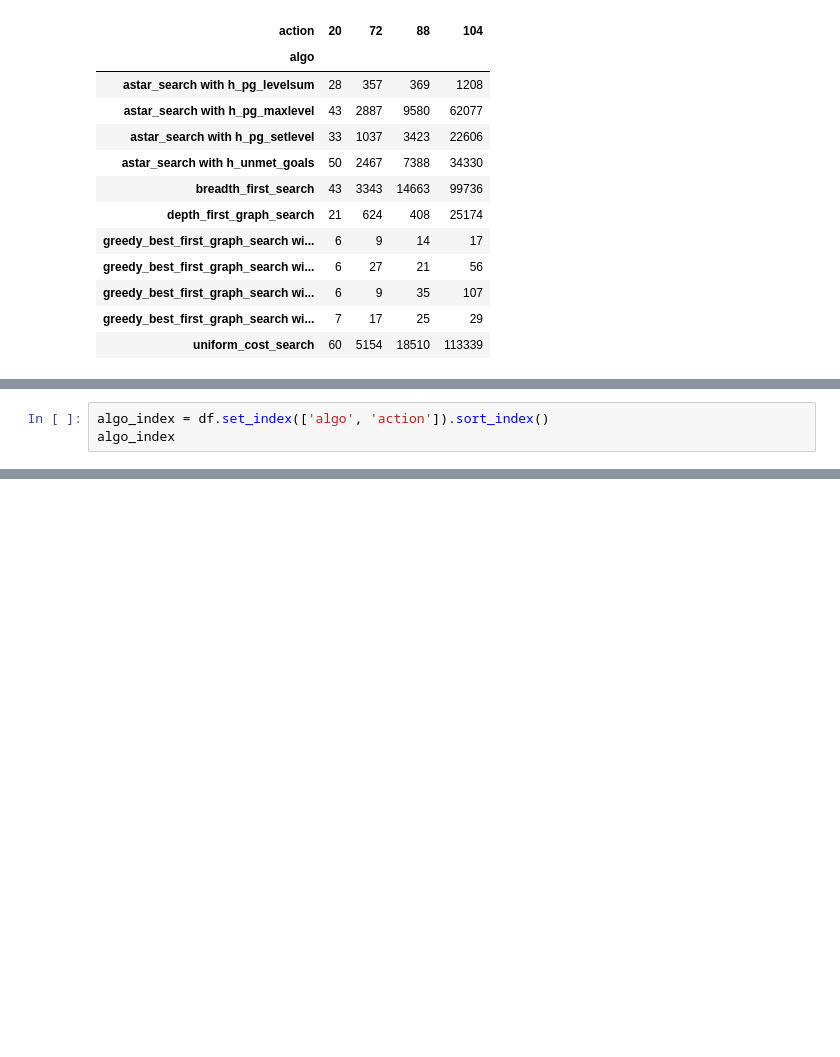
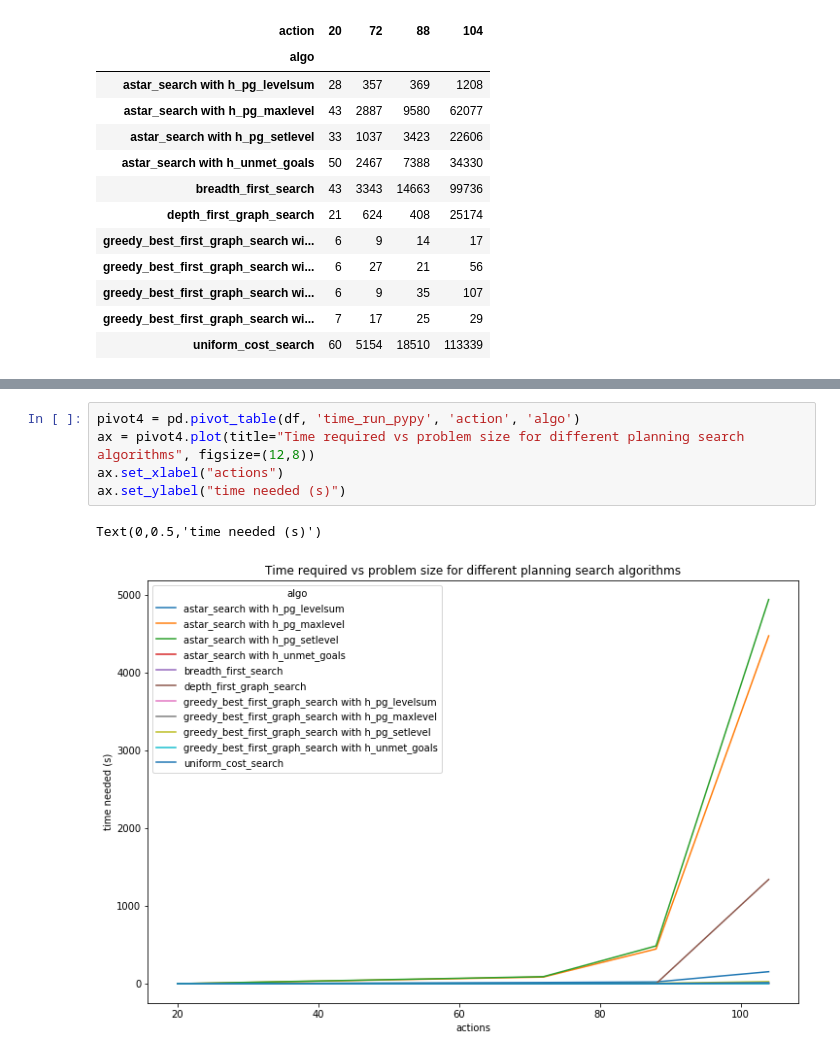
Before and after one commit to wwymak/udacity-ai-nd-projects, a Jupyter notebook: 2_Classical Planning/vis-outputs.ipynb, the cells around one changed output, grey strips where cells are left out. Cells and saved outputs as stored; diff of their text form; blank space fills up the shorter version.

```diff
--- a/2_Classical Planning/vis-outputs.ipynb
+++ b/2_Classical Planning/vis-outputs.ipynb
@@ -118,3 +88,0 @@ Name: 20, dtype: int64
-# %%
-algo_index = df.set_index(['algo', 'action']).sort_index()
-algo_index
@@ -139,0 +108,8 @@ algo_index
+# %%
+pivot4 = pd.pivot_table(df, 'time_run_pypy', 'action', 'algo')
+ax = pivot4.plot(title="Time required vs problem size for different planning search algorithms", figsize=(12,8))
+ax.set_xlabel("actions")
+ax.set_ylabel("time needed (s)")
+# %% [output]
+Text(0,0.5,'time needed (s)')
+[figure, added]
```
Also changed, not shown: parts of 7 cells of this notebook.
